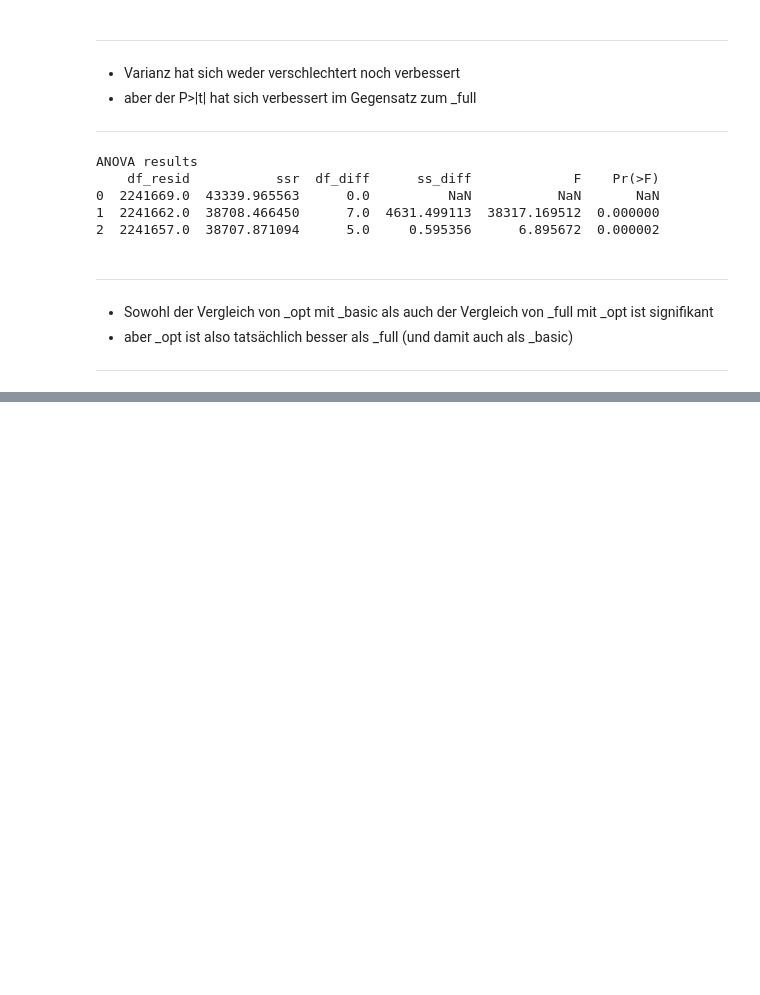
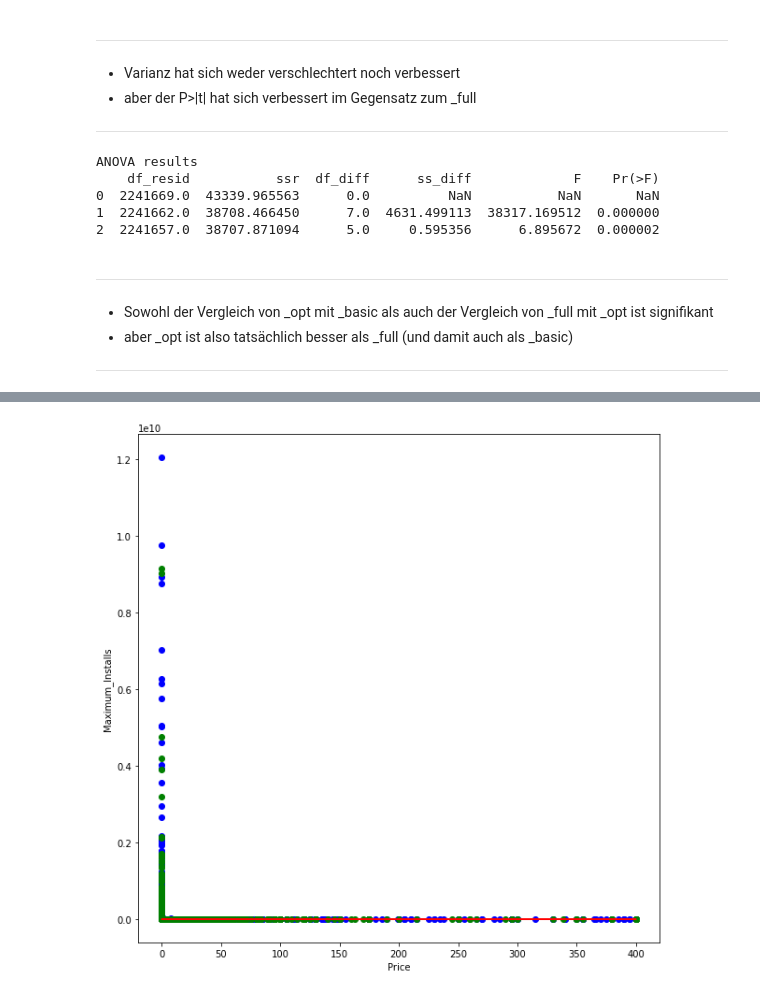
Before and after one commit to Wangi2901/data-analytics, a Jupyter notebook: 8. Regression.ipynb, the cells around one changed output, grey strips where cells are left out. Cells and saved outputs as stored; diff of their text form; code cells hidden in the pictures; blank space fills up the shorter version.

```diff
--- a/8. Regression.ipynb
+++ b/8. Regression.ipynb
@@ -440,0 +498,15 @@ ANOVA results
+# %%
+cols_ratio = ['Rating', 'Rating_Count','Price']
+cols_target = ['Maximum_Installs']
+
+dataSet_ratio = numeric.loc[:, cols_ratio]
+dataSet_target = numeric[cols_target]
+# %%
+X2 = dataSet_ratio[['Price']]
+Y2 = numeric[cols_target]
+# %%
+from sklearn.model_selection import train_test_split
+
+X_train, X_test, y_train, y_test = train_test_split(X2, Y2,
+                                                    test_size = 0.3,
+                                                    random_state = None)
@@ -440,0 +533,10 @@ ANOVA results
+# %%
+plt.figure(figsize=(10,10))
+plt.scatter(X_train, y_train, color = 'blue')                 # Blaue Punkte sind Trainingsdaten
+plt.scatter(X_test, y_test, color = 'green')                  # Grüne Punkte sind Testdaten
+plt.plot(X_train, lr.predict(X_train), color = 'red')         # Hier ensteht die Gerade (x, y) = (x, lr.predict(x)
+plt.xlabel(X_train.columns[0])
+plt.ylabel(cols_target[0])
+plt.show()
+# %% [output]
+[figure, added]
```
Also changed, not shown: parts of 20 cells of this notebook, 3 other files.
